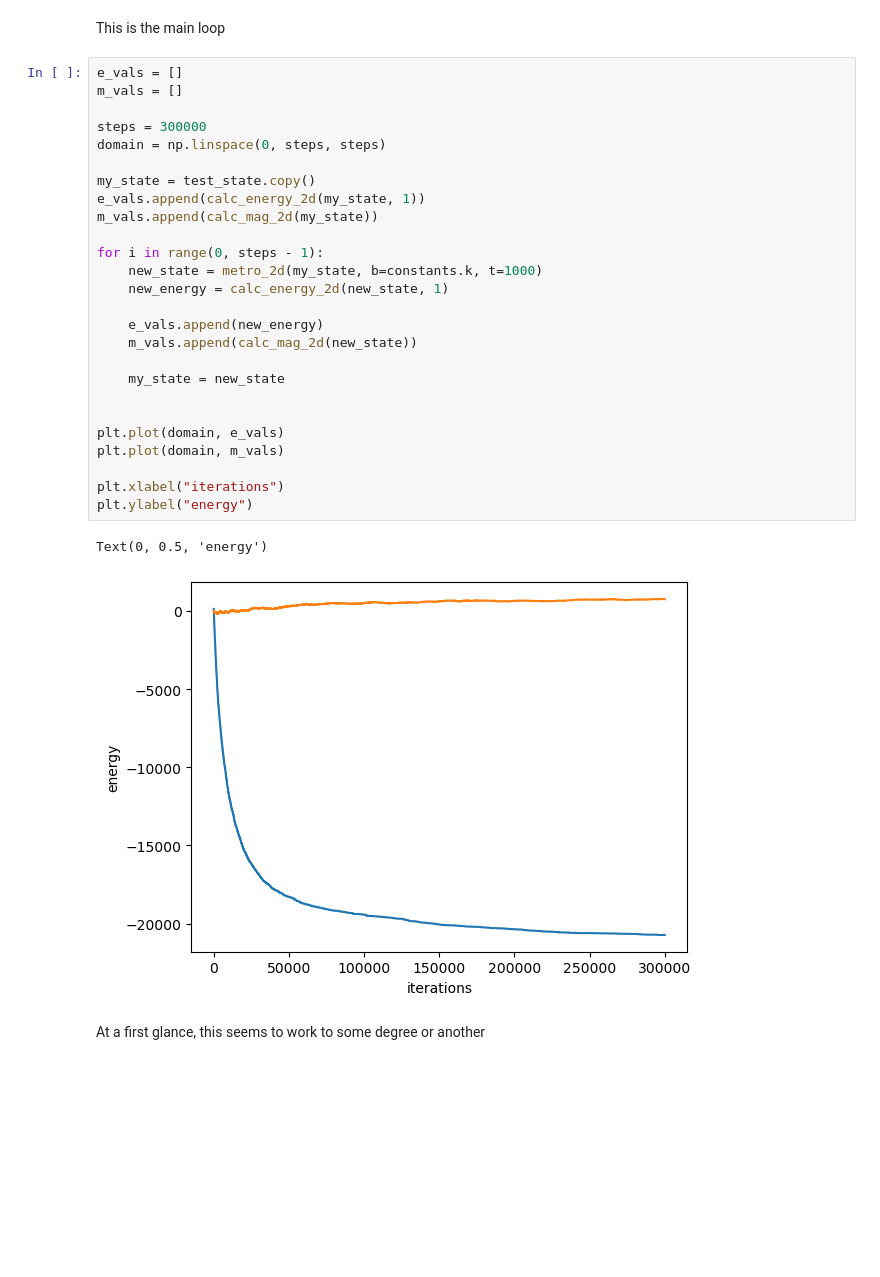
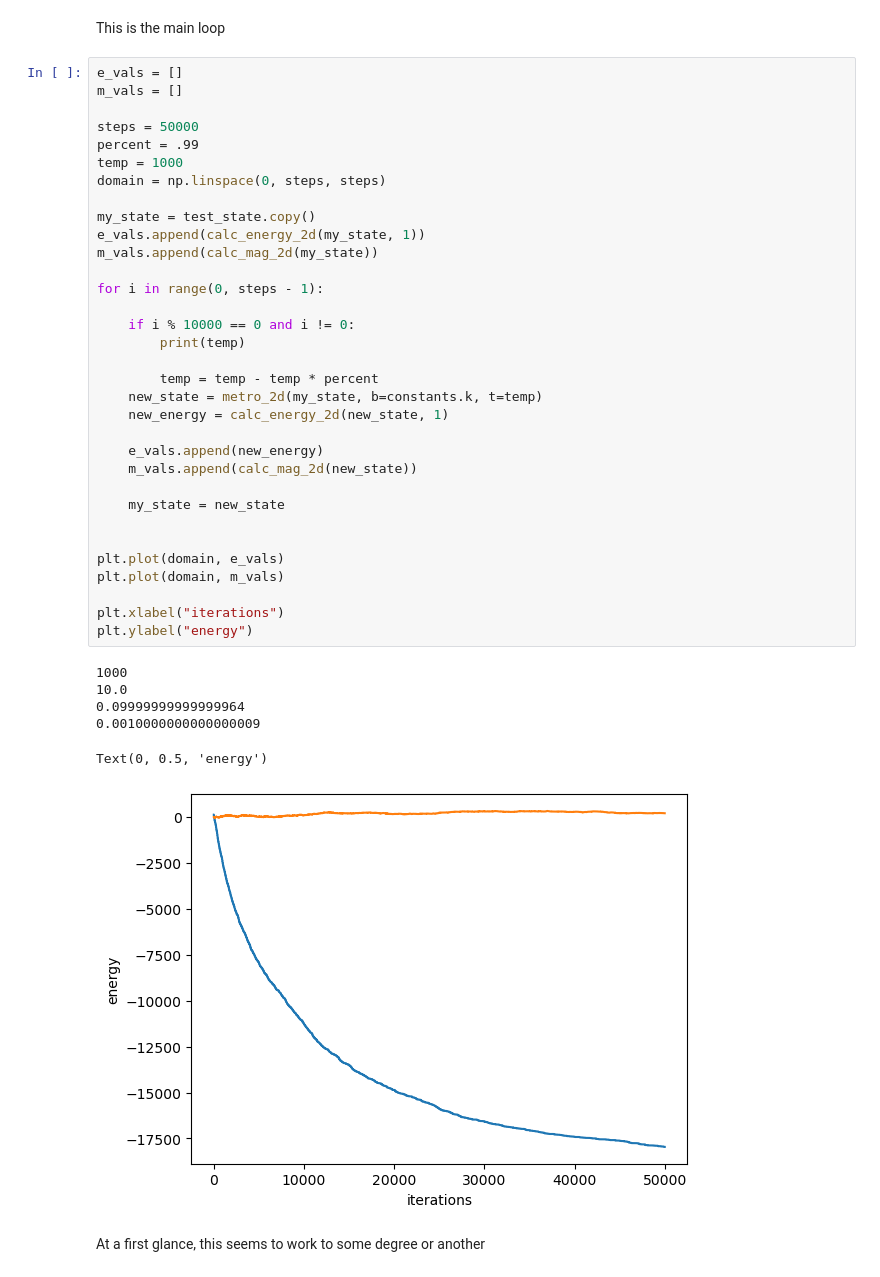
Before and after one commit to philliproos01/Commputational-Physics-Models, a Jupyter notebook: test_files/nb_test.ipynb, the cells around one changed output. Drawn from its saved outputs; the diff is of its cells as text; blank space fills up the shorter version.

```diff
--- a/test_files/nb_test.ipynb
+++ b/test_files/nb_test.ipynb
@@ -237,32 +237,43 @@ This is the main loop
 # %%
 e_vals = []
 m_vals = []
 
-steps = 300000
+steps = 50000
+percent = .99
+temp = 1000
 domain = np.linspace(0, steps, steps)
 
 my_state = test_state.copy()
 e_vals.append(calc_energy_2d(my_state, 1))
 m_vals.append(calc_mag_2d(my_state))
 
 for i in range(0, steps - 1):
-    new_state = metro_2d(my_state, b=constants.k, t=1000)
+
+    if i % 10000 == 0 and i != 0:
+        print(temp)
+
+        temp = temp - temp * percent
+    new_state = metro_2d(my_state, b=constants.k, t=temp)
     new_energy = calc_energy_2d(new_state, 1)
 
     e_vals.append(new_energy)
     m_vals.append(calc_mag_2d(new_state))
 
     my_state = new_state
 
 
 plt.plot(domain, e_vals)
 plt.plot(domain, m_vals)
 
 plt.xlabel("iterations")
 plt.ylabel("energy")
 # %% [output]
-Text(0, 0.5, 'energy')
+1000
+10.0
+0.09999999999999964
+0.0010000000000000009
+Text(0, 0.5, 'energy')
-[figure, old version]
+[figure, new version]
 # %% [markdown]
 At a first glance, this seems to work to some degree or another
 # %%
```
Also changed, not shown: parts of 10 cells of this notebook.
